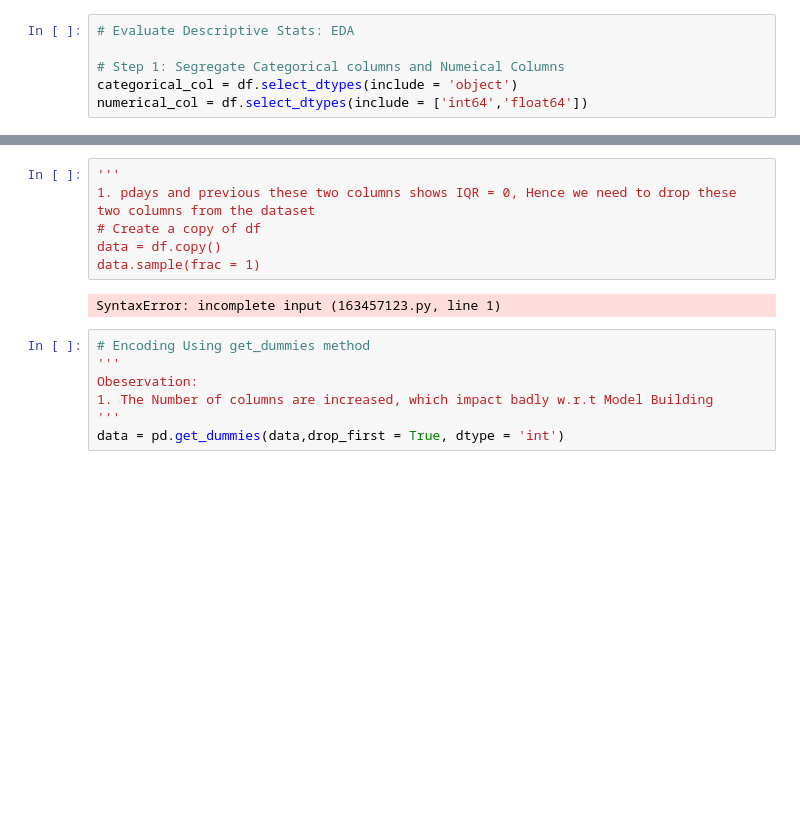
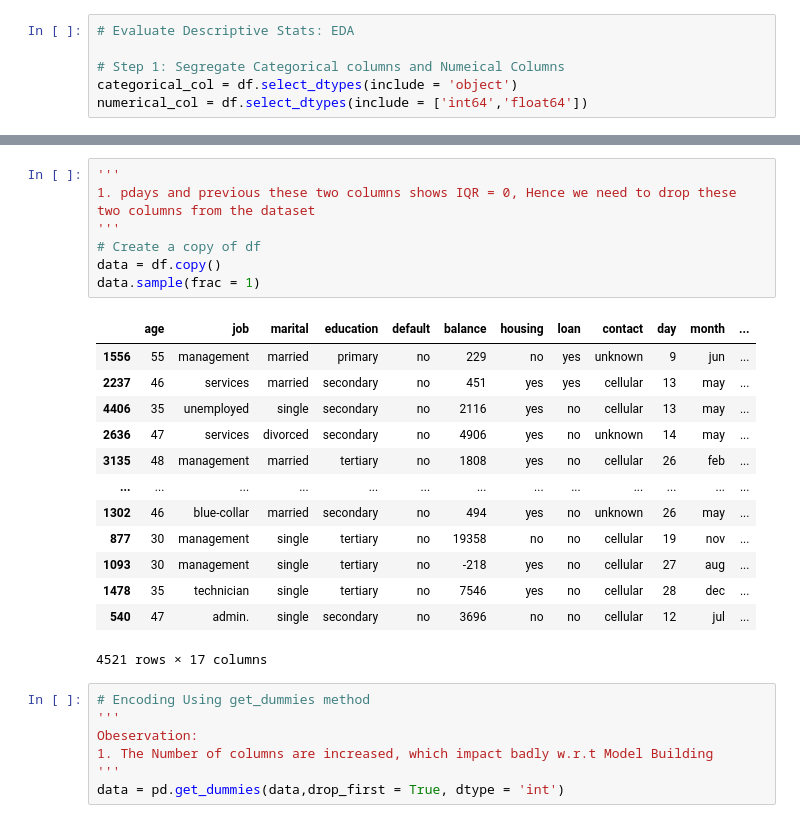
Before and after one commit to rutuja0703/Bank_telemarketing, a Jupyter notebook: Bank_Telemarketing_MLModel.ipynb, the cells around one changed output, grey strips where cells are left out. Cells and saved outputs as stored; diff of their text form; blank space fills up the shorter version.

```diff
--- a/Bank_Telemarketing_MLModel.ipynb
+++ b/Bank_Telemarketing_MLModel.ipynb
@@ -110,11 +110,24 @@ sns.lineplot(x = df['month'], y = df['duration'])
 # %%
 '''
 1. pdays and previous these two columns shows IQR = 0, Hence we need to drop these two columns from the dataset
+'''
 # Create a copy of df
 data = df.copy()
 data.sample(frac = 1)
 # %% [output]
+|  | age | job | marital | education | default | balance | housing | loan | contact | day | month | ... |
+| 1556 | 55 | management | married | primary | no | 229 | no | yes | unknown | 9 | jun | ... |
+| 2237 | 46 | services | married | secondary | no | 451 | yes | yes | cellular | 13 | may | ... |
+| 4406 | 35 | unemployed | single | secondary | no | 2116 | yes | no | cellular | 13 | may | ... |
+| 2636 | 47 | services | divorced | secondary | no | 4906 | yes | no | unknown | 14 | may | ... |
+| 3135 | 48 | management | married | tertiary | no | 1808 | yes | no | cellular | 26 | feb | ... |
+| ... | ... | ... | ... | ... | ... | ... | ... | ... | ... | ... | ... | ... |
+| 1302 | 46 | blue-collar | married | secondary | no | 494 | yes | no | unknown | 26 | may | ... |
+| 877 | 30 | management | single | tertiary | no | 19358 | no | no | cellular | 19 | nov | ... |
+| 1093 | 30 | management | single | tertiary | no | -218 | yes | no | cellular | 27 | aug | ... |
+| 1478 | 35 | technician | single | tertiary | no | 7546 | yes | no | cellular | 28 | dec | ... |
+| 540 | 47 | admin. | single | secondary | no | 3696 | no | no | cellular | 12 | jul | ... |
-SyntaxError: incomplete input (163457123.py, line 1)
+4521 rows × 17 columns
 # %%
 # Encoding Using get_dummies method
 '''
```
Also changed, not shown: parts of 9 cells of this notebook, 1 other file.
